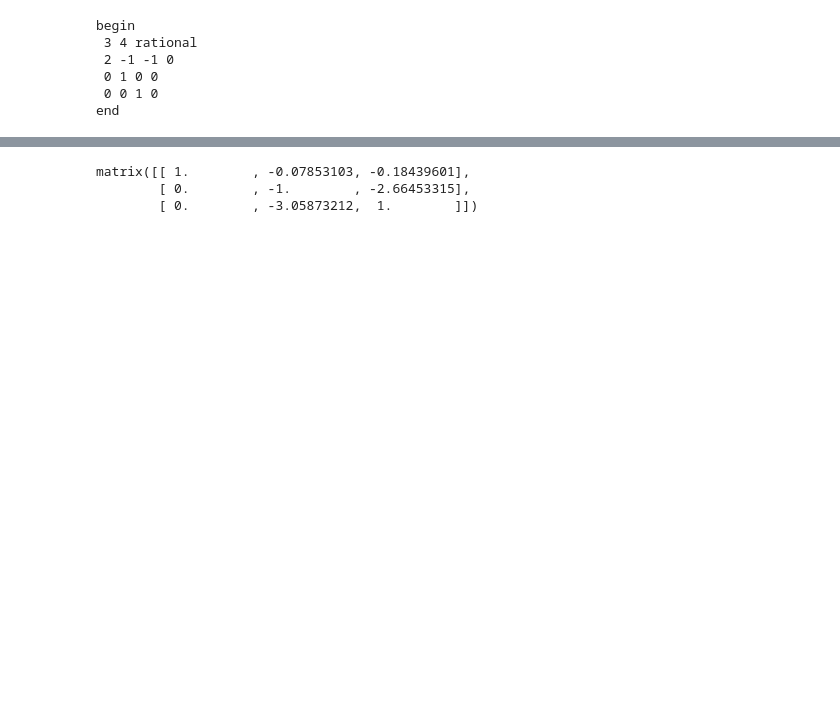
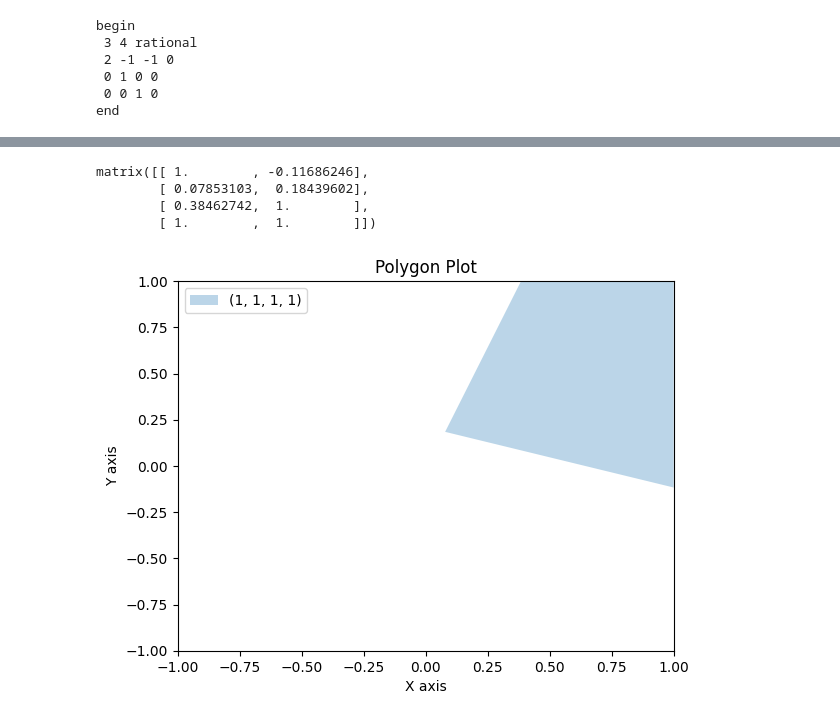
Before and after one commit to a2i2/tree_diff, a Jupyter notebook: notebooks/Merge_NN.ipynb, the cells around one changed output, grey strips where cells are left out. Cells and saved outputs as stored; diff of their text form; code cells hidden in the pictures; blank space fills up the shorter version.

Commit message:
plotting the polygons 1st one

```diff
--- a/notebooks/Merge_NN.ipynb
+++ b/notebooks/Merge_NN.ipynb
@@ -136,6 +197,41 @@ gen[1]
 # %%
-np.matrix([[gen[i][j] for j in range(0,gen.col_size)] for i in range(0,gen.row_size)])
+matrix = np.matrix([[gen[i][j] for j in range(1,gen.col_size)] for i in range(0,gen.row_size)])
+matrix
 # %% [output]
-matrix([[ 1.        , -0.07853103, -0.18439601],
-        [ 0.        , -1.        , -2.66453315],
-        [ 0.        , -3.05873212,  1.        ]])
+matrix([[ 1.        , -0.11686246],
+        [ 0.07853103,  0.18439602],
+        [ 0.38462742,  1.        ],
+        [ 1.        ,  1.        ]])
+# %%
+import numpy as np
+import matplotlib.pyplot as plt
+
+# define the matrix
+matrix = np.array([[ 1.        , -0.11686246],
+                   [ 0.07853103,  0.18439602],
+                   [ 0.38462742,  1.        ],
+                   [ 1.        ,  1.        ]])
+
+# extract the x and y coordinates from the matrix
+x = matrix[:, 0]
+y = matrix[:, 1]
+
+# add the first point to the end of the x and y arrays to close the polygon
+x = np.append(x, x[0])
+y = np.append(y, y[0])
+
+# plot and fill the polygon
+plt.fill(x, y, alpha=0.3, label=(1,1,1,1))
+
+# set the axis labels and title
+plt.xlim(-1, 1)
+plt.ylim(-1, 1)
+plt.xlabel('X axis')
+plt.ylabel('Y axis')
+plt.title('Polygon Plot')
+
+# show the plot
+plt.legend()
+plt.show()
+# %% [output]
+[figure, added]
```
Also changed, not shown: parts of 11 cells of this notebook.
